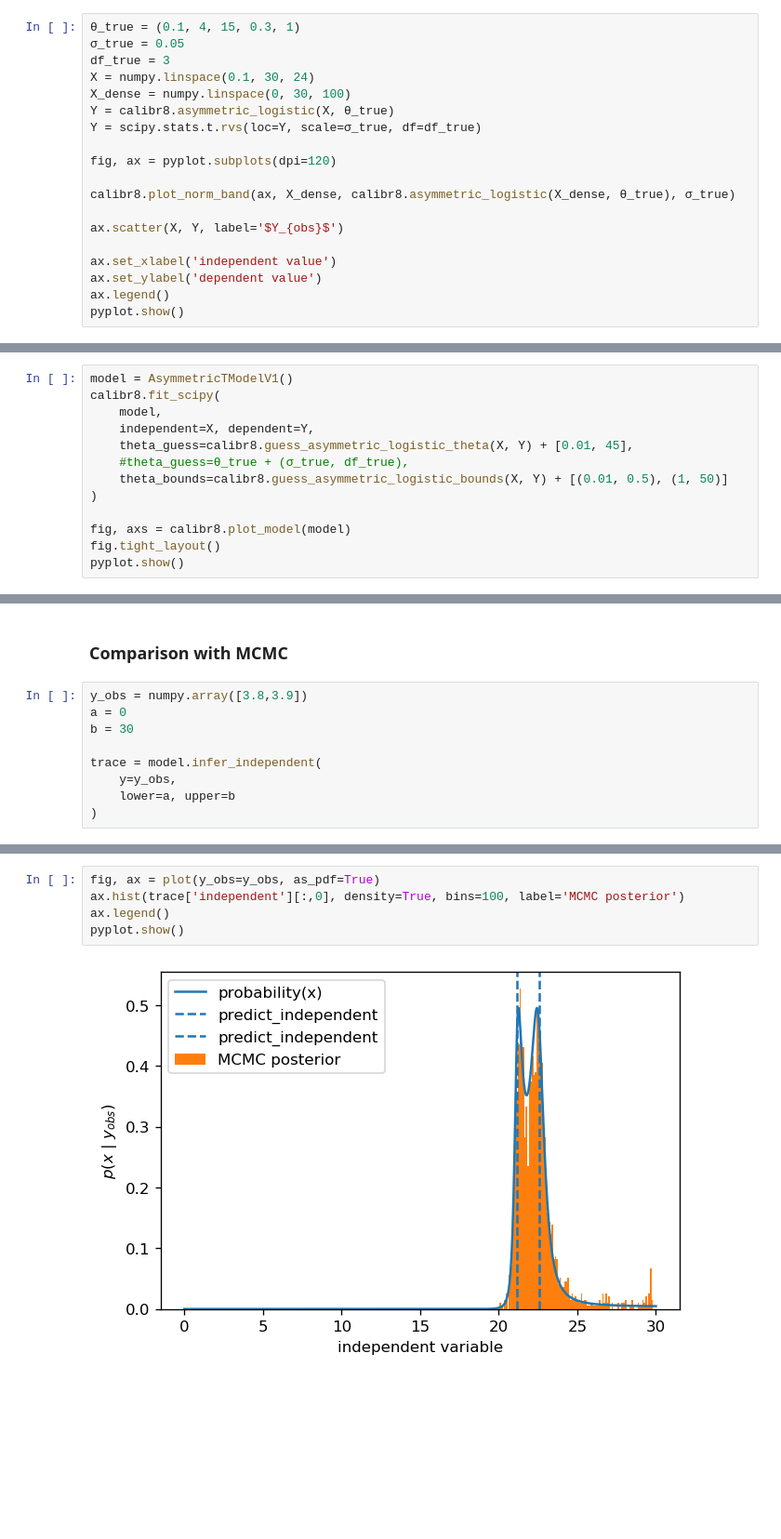
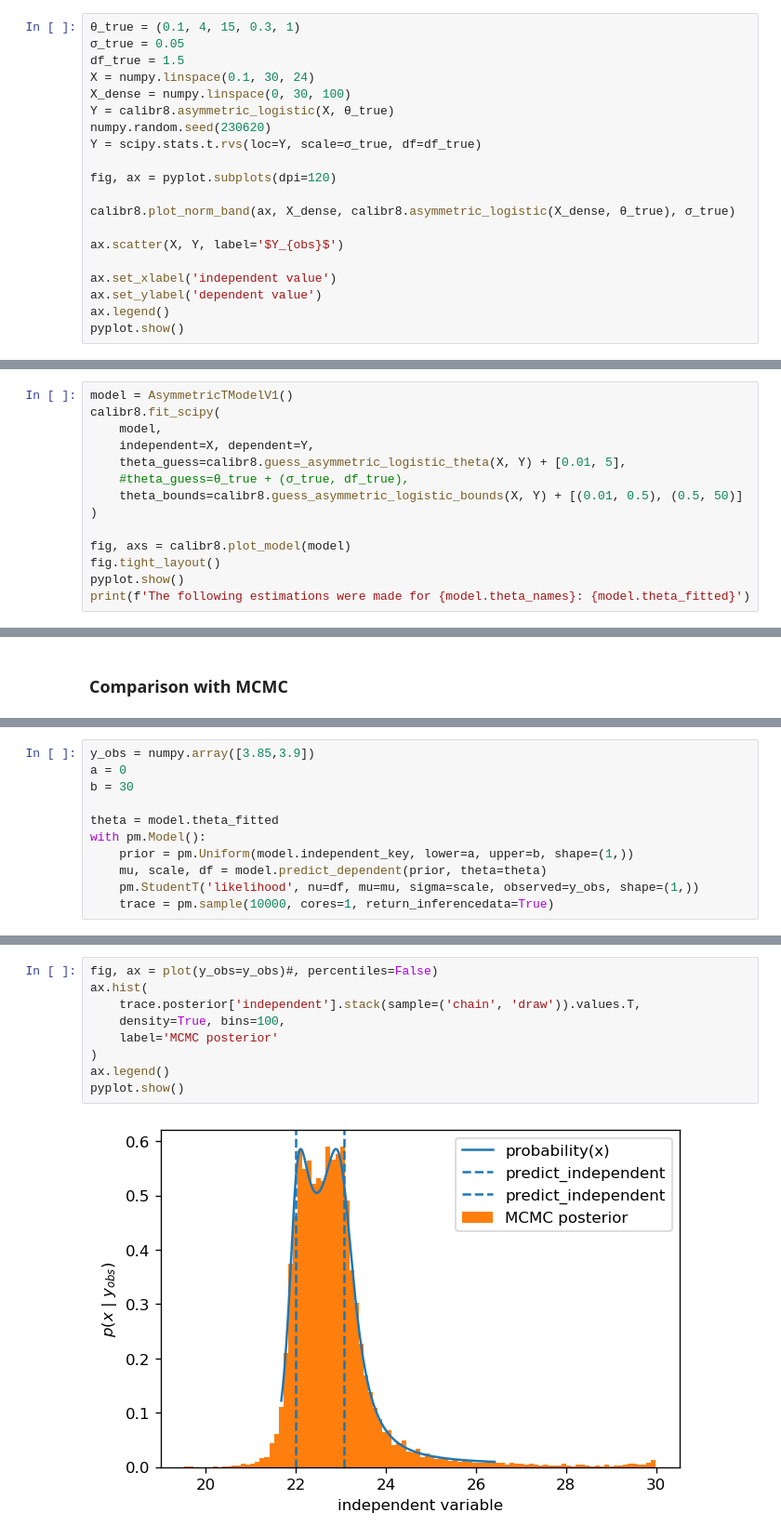
Before and after one commit to JuBiotech/calibr8, a Jupyter notebook: examples/Example_Numerical Independent Posterior.ipynb, the cells around one changed output, grey strips where cells are left out. Shown at 93% size. Saved outputs shown, nothing was run; the diff lists cells and outputs as text; blank space fills up the shorter version.

Commit message:
Revise infer_independent to numerical calculation

```diff
--- a/examples/Example_Numerical Independent Posterior.ipynb
+++ b/examples/Example_Numerical Independent Posterior.ipynb
@@ -14,10 +16,11 @@ import calibr8
 # %%
 θ_true = (0.1, 4, 15, 0.3, 1)
 σ_true = 0.05
-df_true = 3
+df_true = 1.5
 X = numpy.linspace(0.1, 30, 24)
 X_dense = numpy.linspace(0, 30, 100)
 Y = calibr8.asymmetric_logistic(X, θ_true)
+numpy.random.seed(230620)
 Y = scipy.stats.t.rvs(loc=Y, scale=σ_true, df=df_true)
 
 fig, ax = pyplot.subplots(dpi=120)
@@ -45,12 +48,13 @@ model = AsymmetricTModelV1()
 calibr8.fit_scipy(
     model,
     independent=X, dependent=Y,
-    theta_guess=calibr8.guess_asymmetric_logistic_theta(X, Y) + [0.01, 45],
+    theta_guess=calibr8.guess_asymmetric_logistic_theta(X, Y) + [0.01, 5],
     #theta_guess=θ_true + (σ_true, df_true),
-    theta_bounds=calibr8.guess_asymmetric_logistic_bounds(X, Y) + [(0.01, 0.5), (1, 50)]
+    theta_bounds=calibr8.guess_asymmetric_logistic_bounds(X, Y) + [(0.01, 0.5), (0.5, 50)]
 )
 
 fig, axs = calibr8.plot_model(model)
 fig.tight_layout()
 pyplot.show()
+print(f'The following estimations were made for {model.theta_names}: {model.theta_fitted}')
 # %% [output]
@@ -111,11 +90,2 @@ interactive(children=(FloatSlider(value=0.5, description='y_obs', max=4.0, min=0
 # %% [markdown]
 ### Comparison with MCMC
-# %%
-y_obs = numpy.array([3.8,3.9])
-a = 0
-b = 30
-
-trace = model.infer_independent(
-    y=y_obs,
-    lower=a, upper=b
-)
@@ -130,0 +92,11 @@ The estimated number of effective samples is smaller than 200 for some parameter
+# %%
+y_obs = numpy.array([3.85,3.9])
+a = 0
+b = 30
+
+theta = model.theta_fitted
+with pm.Model():
+    prior = pm.Uniform(model.independent_key, lower=a, upper=b, shape=(1,))
+    mu, scale, df = model.predict_dependent(prior, theta=theta)
+    pm.StudentT('likelihood', nu=df, mu=mu, sigma=scale, observed=y_obs, shape=(1,))
+    trace = pm.sample(10000, cores=1, return_inferencedata=True)
@@ -131,7 +113,11 @@ The estimated number of effective samples is smaller than 200 for some parameter
 # %%
-fig, ax = plot(y_obs=y_obs, as_pdf=True)
-ax.hist(trace['independent'][:,0], density=True, bins=100, label='MCMC posterior')
+fig, ax = plot(y_obs=y_obs)#, percentiles=False)
+ax.hist(
+    trace.posterior['independent'].stack(sample=('chain', 'draw')).values.T,
+    density=True, bins=100,
+    label='MCMC posterior'
+)
 ax.legend()
 pyplot.show()
 # %% [output]
-[figure, old version]
+[figure, new version]
```
Also changed, not shown: parts of 8 cells of this notebook, 3 other files.
